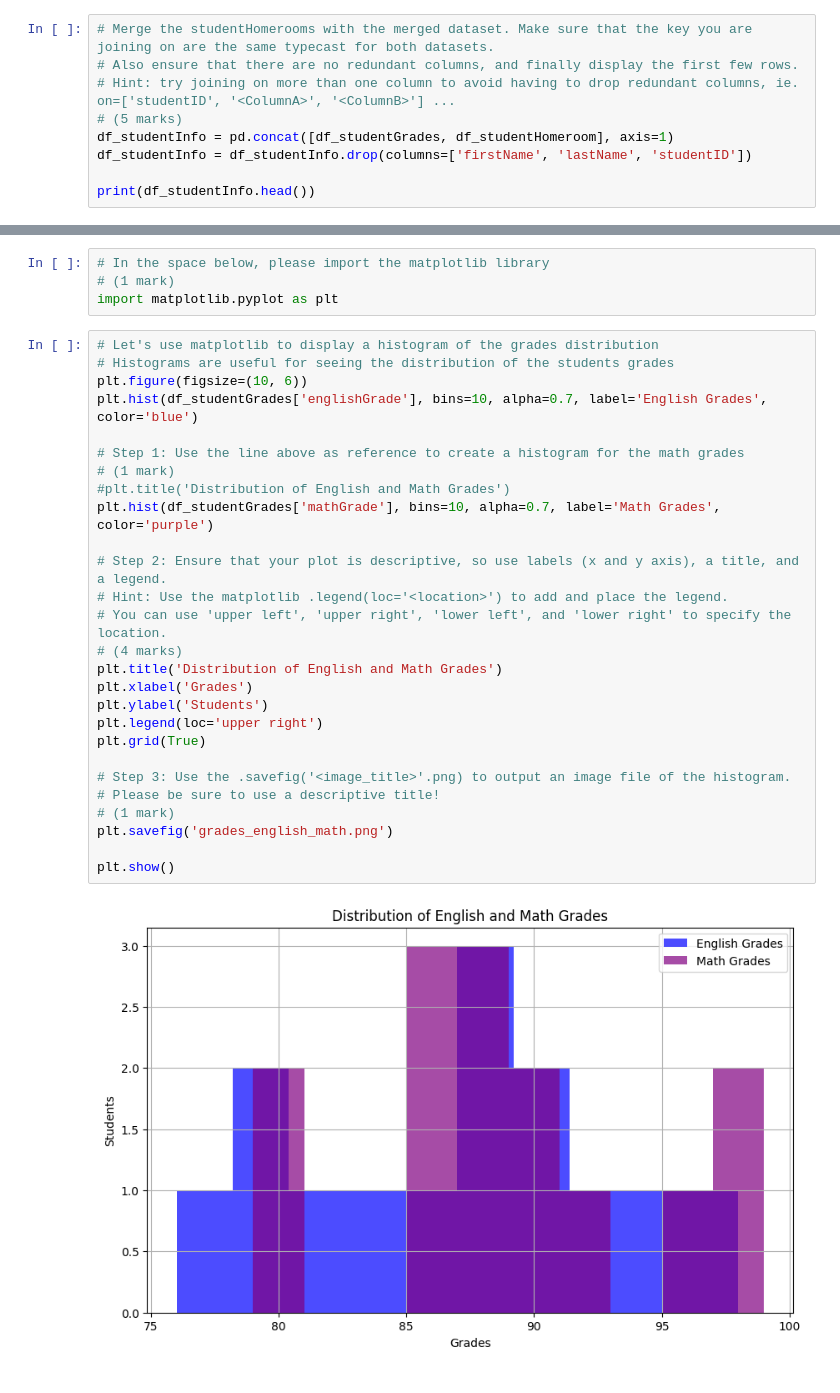
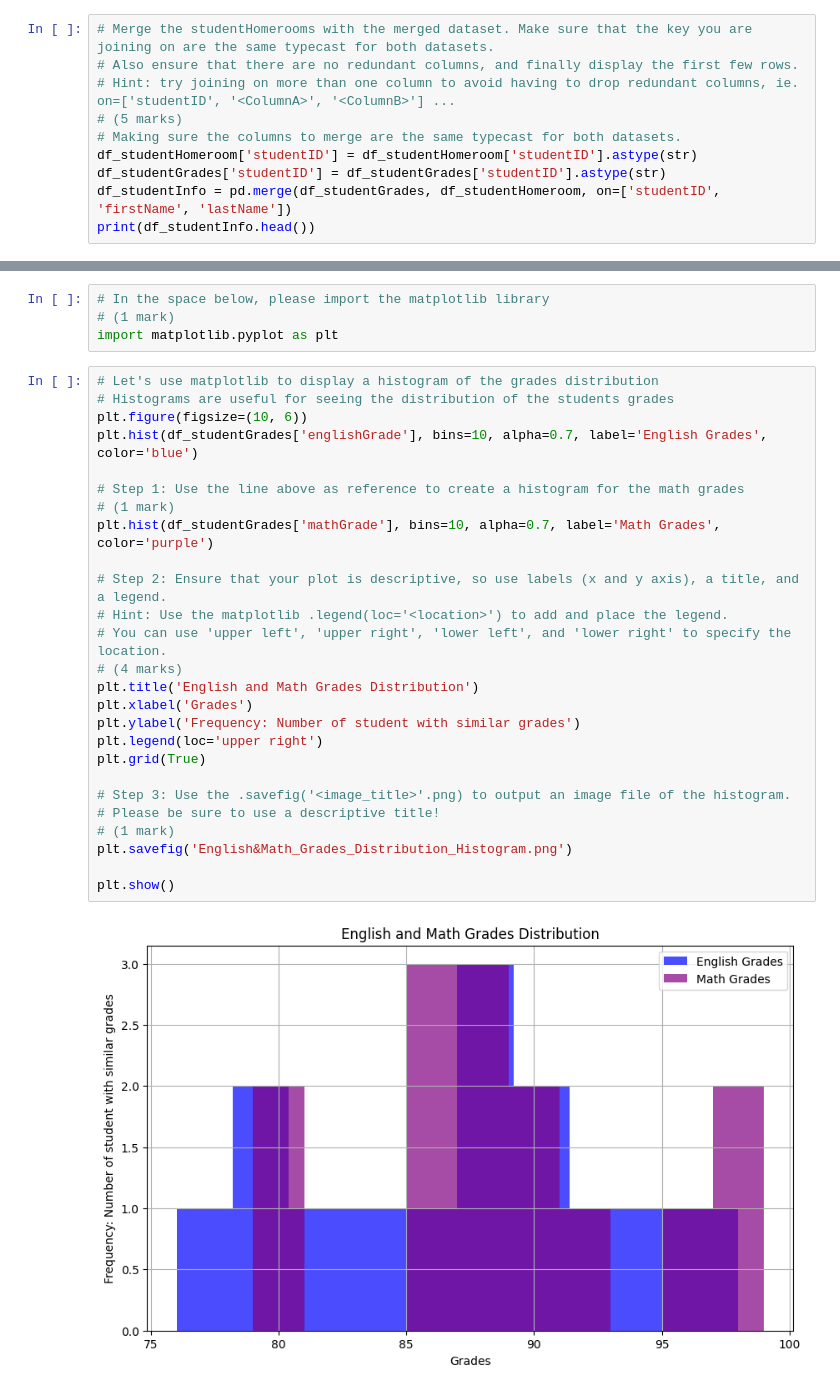
Before and after one commit to KatiaAbdulBaki/engg680_2024_fall, a Jupyter notebook: Lab_Assignment1/StudentManagementGradeSystem.ipynb, the cells around one changed output, grey strips where cells are left out. Drawn from its saved outputs; the diff is of its cells as text.

```diff
--- a/Lab_Assignment1/StudentManagementGradeSystem.ipynb
+++ b/Lab_Assignment1/StudentManagementGradeSystem.ipynb
@@ -325,8 +335,9 @@ print(df_studentHomeroom.head())
 # Also ensure that there are no redundant columns, and finally display the first few rows.
 # Hint: try joining on more than one column to avoid having to drop redundant columns, ie. on=['studentID', '<ColumnA>', '<ColumnB>'] ...
 # (5 marks)
-df_studentInfo = pd.concat([df_studentGrades, df_studentHomeroom], axis=1)
-df_studentInfo = df_studentInfo.drop(columns=['firstName', 'lastName', 'studentID'])
-
+# Making sure the columns to merge are the same typecast for both datasets.
+df_studentHomeroom['studentID'] = df_studentHomeroom['studentID'].astype(str)
+df_studentGrades['studentID'] = df_studentGrades['studentID'].astype(str)
+df_studentInfo = pd.merge(df_studentGrades, df_studentHomeroom, on=['studentID', 'firstName', 'lastName'])
 print(df_studentInfo.head())
 # %% [output]
@@ -428,32 +440,31 @@ import matplotlib.pyplot as plt
 # %%
 # Let's use matplotlib to display a histogram of the grades distribution
 # Histograms are useful for seeing the distribution of the students grades
 plt.figure(figsize=(10, 6))
 plt.hist(df_studentGrades['englishGrade'], bins=10, alpha=0.7, label='English Grades', color='blue')
 
 # Step 1: Use the line above as reference to create a histogram for the math grades
 # (1 mark)
-#plt.title('Distribution of English and Math Grades')
 plt.hist(df_studentGrades['mathGrade'], bins=10, alpha=0.7, label='Math Grades', color='purple')
 
 # Step 2: Ensure that your plot is descriptive, so use labels (x and y axis), a title, and a legend.
 # Hint: Use the matplotlib .legend(loc='<location>') to add and place the legend.
 # You can use 'upper left', 'upper right', 'lower left', and 'lower right' to specify the location.
 # (4 marks)
-plt.title('Distribution of English and Math Grades')
+plt.title('English and Math Grades Distribution')
 plt.xlabel('Grades')
-plt.ylabel('Students')
+plt.ylabel('Frequency: Number of student with similar grades')
 plt.legend(loc='upper right')
 plt.grid(True)
 
 # Step 3: Use the .savefig('<image_title>'.png) to output an image file of the histogram.
 # Please be sure to use a descriptive title!
 # (1 mark)
-plt.savefig('grades_english_math.png')
+plt.savefig('English&Math_Grades_Distribution_Histogram.png')
 
 plt.show()
 # %% [output]
-[figure, old version]
+[figure, new version]
 # %%
 # Let's also use matplotlib to display a scatter plot of English vs. Math grades
 # Scatter plots are useful for seeing the relationship between two variables
```
Also changed, not shown: parts of 17 cells of this notebook.
